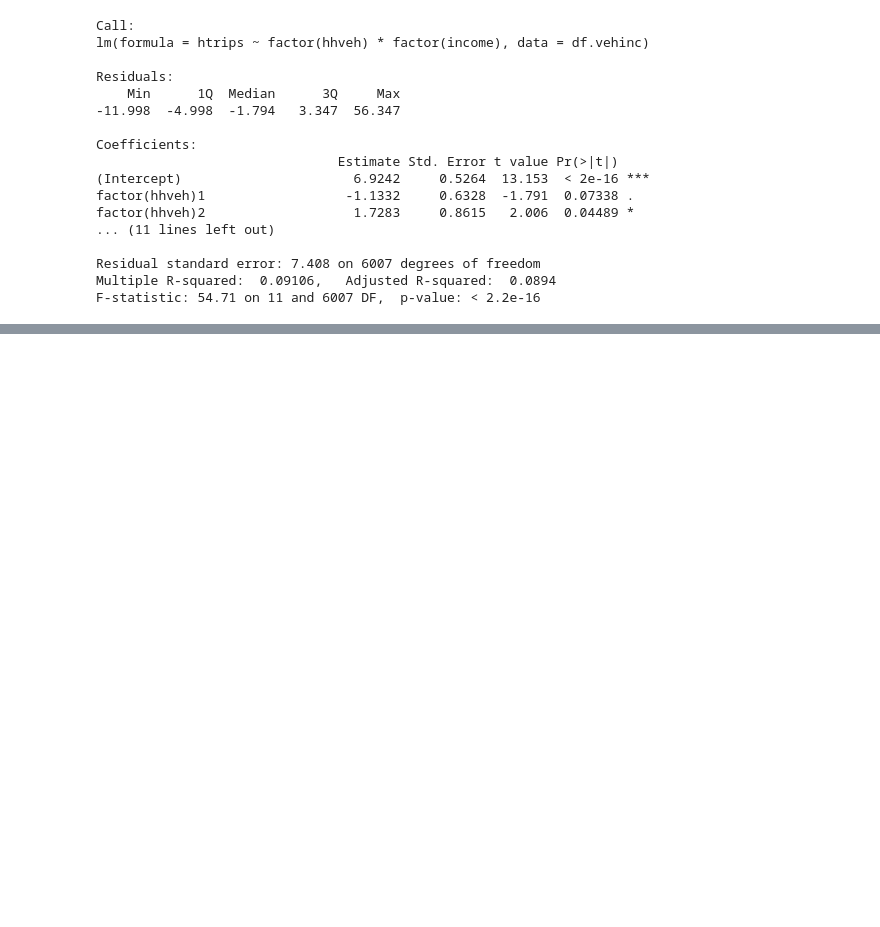
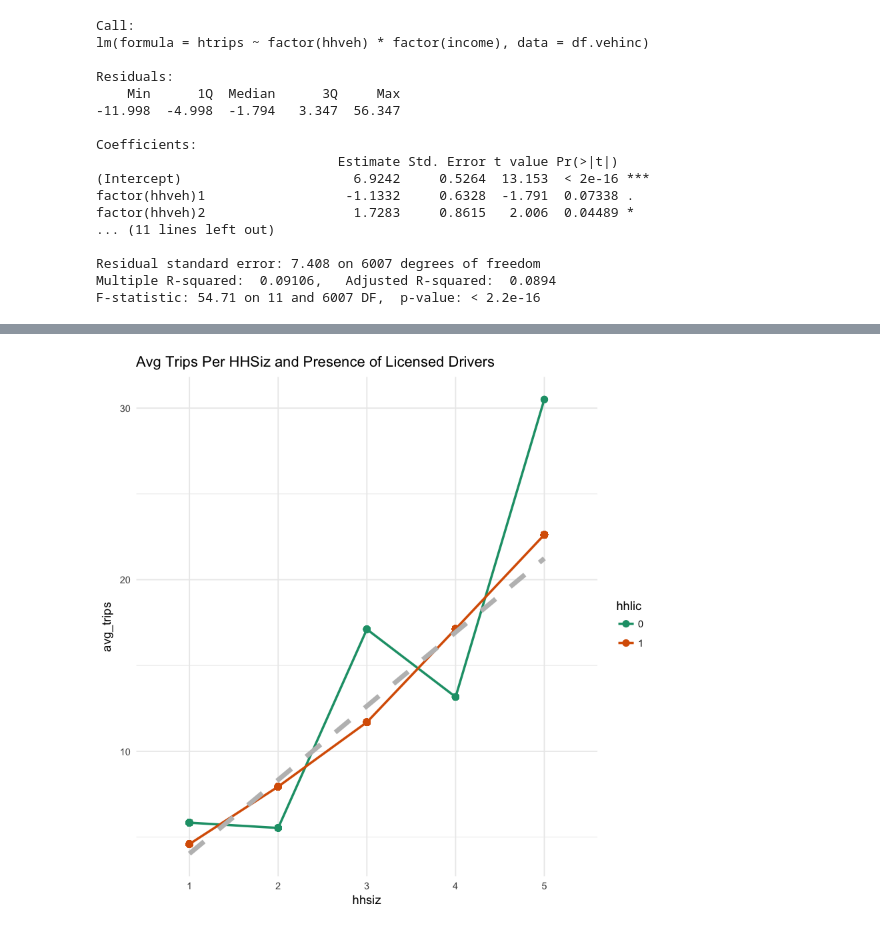
Before and after one commit to saashimi/USP_587, a Jupyter notebook: hw2.ipynb, the cells around one changed output, grey strips where cells are left out. Cells and saved outputs as stored; diff of their text form; code cells hidden in the pictures; blank space fills up the shorter version.

```diff
--- a/hw2.ipynb
+++ b/hw2.ipynb
@@ -488,0 +568,31 @@ F-statistic: 729.9 on 7 and 6441 DF,  p-value: < 2.2e-16
+# %%
+# Start with fresh data frame
+df.perslic <- df.hbw %>%
+    select(hhsiz, hhlic, htrips) %>%
+    mutate(hhsiz = recode(hhsiz, `1`=1, `2`=2, `3`=3, `4`=4, `5`=5,
+                          `6`=5, `7`=5, `8`=5)) %>%
+
+    mutate(hhlic = recode(hhlic, `0`=0, `1`=1, `2`=1, `3`=1, `4`=1, `5`=1,
+                          `6`=1, `7`=1)) %>%
+    group_by(hhsiz, hhlic) %>%
+    mutate(avg_trips = mean(htrips))
+
+# Manual Error calcs
+df.perslic$ResError <- (df.perslic$htrips -
+                           df.perslic$avg_trips)^2
+df.perslic$TotError <- (df.perslic$htrips -
+                           mean(df.perslic$htrips))^2
+SSE <- sum(df.perslic$ResError)
+SST <- sum(df.perslic$TotError)
+R2 <- 1 - (SSE/SST)
+print(R2)
+k <- 7
+n <- nrow(df.perslic)
+adj.R2 <- R2 - ((1 - R2) * (k - 1) / (n - k - 1))
+adj.R2_v2 <- 1 - (1 - R2) * (n - 1) / (n - k - 1)
+print(adj.R2)
+print(adj.R2_v2)
+
+perslic.fit <- lm(htrips ~ factor(hhsiz) * factor(hhlic), data=df.perslic)
+print(perslic.fit)
+summary(perslic.fit)
@@ -488,0 +635,16 @@ F-statistic: 729.9 on 7 and 6441 DF,  p-value: < 2.2e-16
+# %%
+# Graph Avg Trips by HHSiz and Presence of Licensed Drivers
+df.perslic$hhsiz <- as.factor(df.perslic$hhsiz)
+df.perslic$hhlic <- as.factor(df.perslic$hhlic)
+
+df.perslic %>%
+    ggplot(aes(x=hhsiz, y=avg_trips, color=hhlic, group=hhlic)) +
+    theme_minimal() +
+    geom_point(size=2.5) +
+    geom_line(aes(x=hhsiz, y=avg_trips, color=hhlic), size=1) +
+    stat_smooth(method=lm, se=FALSE, linetype="dashed", aes(group=1),
+                size=2, color="gray") +
+    labs(title= "Avg Trips Per HHSiz and Presence of Licensed Drivers") +
+    scale_color_brewer(palette="Dark2")
+# %% [output]
+[figure, added]
```
Also changed, not shown: parts of 12 cells of this notebook.
